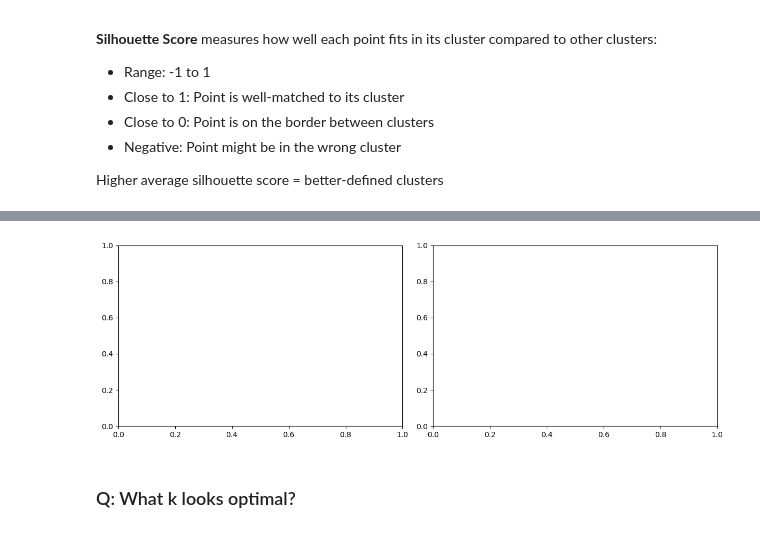
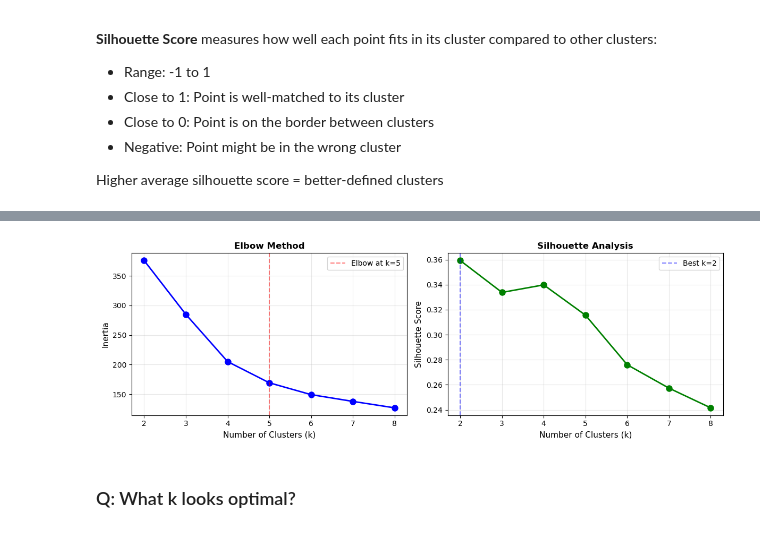
Before and after one commit to avni-adiga/bwsi-comp-problem-solving, a Jupyter notebook: mod8_final_project/clustering_music_genres.ipynb, the cells around one changed output, grey strips where cells are left out. Drawn from its saved outputs; the diff is of its cells as text; code cells hidden in the pictures.

```diff
--- a/mod8_final_project/clustering_music_genres.ipynb
+++ b/mod8_final_project/clustering_music_genres.ipynb
@@ -129,7 +129,7 @@ features = ['danceability', 'energy', 'acousticness', 'speechiness', 'tempo', 'l
 X = songs[features].values
 
 scaler = StandardScaler()
-X_scaled = scaler.fit_transform(x)
+X_scaled = scaler.fit_transform(X)
 
 print("✓ Data scaled\n")
 print(f"Original data shape: {X.shape}")
@@ -195,33 +206,33 @@ print()
 # %%
 # TODO: Plot both metrics
 fig, (ax1, ax2) = plt.subplots(1, 2, figsize=(12, 4))
 
 # Plot inertia (elbow plot)
 # Your code here
 ax1.plot(K_range, inertias, 'bo-', linewidth=2, markersize=8)
 ax1.set_xlabel('Number of Clusters (k)', fontsize=11)
 ax1.set_ylabel('Inertia', fontsize=11)
 ax1.set_title('Elbow Method', fontsize=12, fontweight='bold')
 ax1.grid(True, alpha=0.3)
-ax1.axvline(x=5, color='r', linestyle='--', alpha=0.5, label='Elbow at k=5')
+ax1.axvline(x=5, color='red', linestyle='--', alpha=0.5, label='Elbow at k=5')
 ax1.legend()
 
 # Plot silhouette scores
 # Your code here
 ax2.plot(K_range, silhouettes, 'go-', linewidth=2, markersize=8)
 ax2.set_xlabel('Number of Clusters (k)', fontsize=11)
 ax2.set_ylabel('Silhouette Score', fontsize=11)
 ax2.set_title('Silhouette Analysis', fontsize=12, fontweight='bold')
 ax2.grid(True, alpha=0.3)
 best_k_idx = np.argmax(silhouettes)
 best_k = K_range[best_k_idx]
-ax2.axvline(x=best_k, color='r', linestyle='--', alpha=0.5, label=f'Best k={best_k}')
+ax2.axvline(x=best_k, color='blue', linestyle='--', alpha=0.5, label=f'Best k={best_k}')
 ax2.legend()
 
 plt.tight_layout()
 plt.show()
 # %% [output]
-[figure, old version]
+[figure, new version]
 # %% [markdown]
 ### Q: What k looks optimal?
 # %% [markdown]
```
Also changed, not shown: parts of 5 cells of this notebook.
